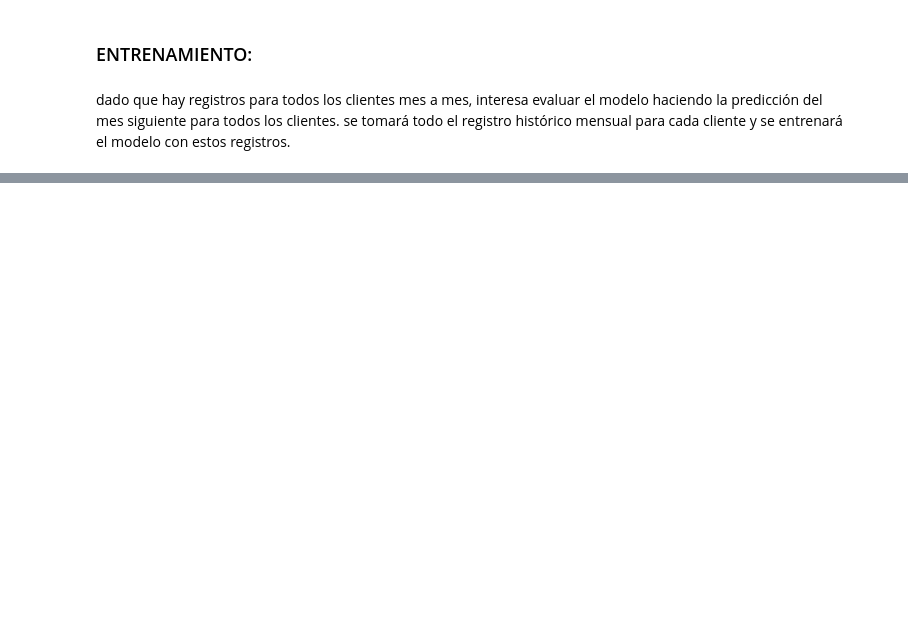
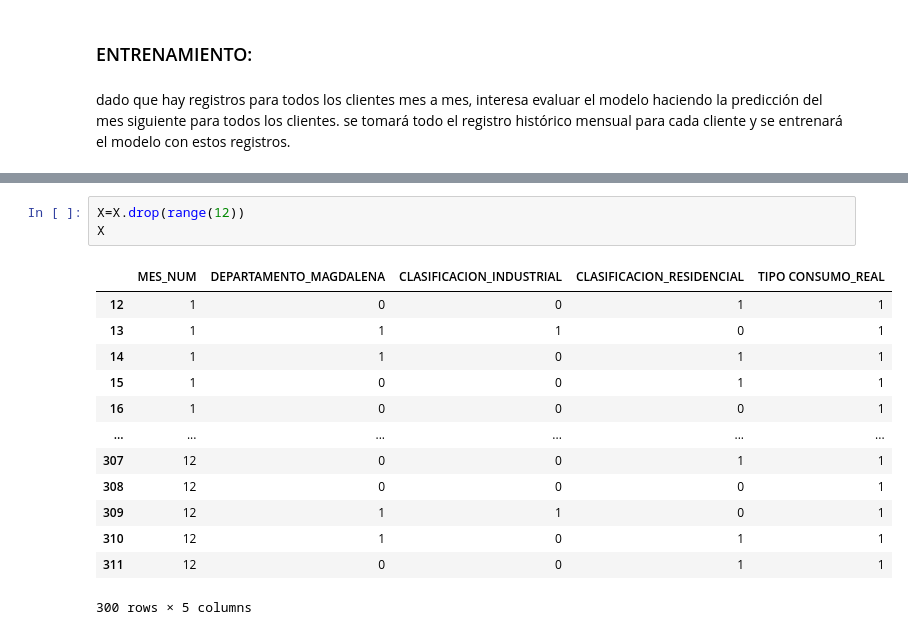
Before and after one commit to vanebertel/PRUEBA_GASES, a Jupyter notebook: _sources/notebooks.ipynb, the cells around one changed output, grey strips where cells are left out. Drawn from its saved outputs; the diff is of its cells as text; blank space fills up the shorter version.

```diff
--- a/_sources/notebooks.ipynb
+++ b/_sources/notebooks.ipynb
@@ -825,0 +923,17 @@ dado que hay registros para todos los clientes mes a mes, interesa evaluar el mo
+# %%
+X=X.drop(range(12))
+X
+# %% [output]
+|  | MES_NUM | DEPARTAMENTO_MAGDALENA | CLASIFICACION_INDUSTRIAL | CLASIFICACION_RESIDENCIAL | TIPO CONSUMO_REAL |
+| 12 | 1 | 0 | 0 | 1 | 1 |
+| 13 | 1 | 1 | 1 | 0 | 1 |
+| 14 | 1 | 1 | 0 | 1 | 1 |
+| 15 | 1 | 0 | 0 | 1 | 1 |
+| 16 | 1 | 0 | 0 | 0 | 1 |
+| ... | ... | ... | ... | ... | ... |
+| 307 | 12 | 0 | 0 | 1 | 1 |
+| 308 | 12 | 0 | 0 | 0 | 1 |
+| 309 | 12 | 1 | 1 | 0 | 1 |
+| 310 | 12 | 1 | 0 | 1 | 1 |
+| 311 | 12 | 0 | 0 | 1 | 1 |
+300 rows × 5 columns
```
Also changed, not shown: parts of 31 cells of this notebook, 10 other files.
